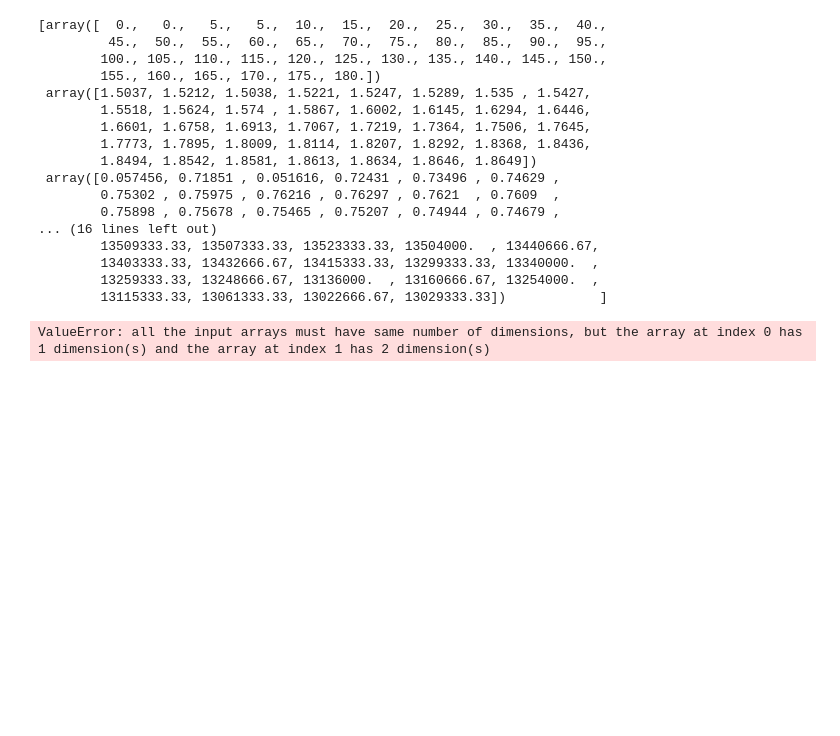
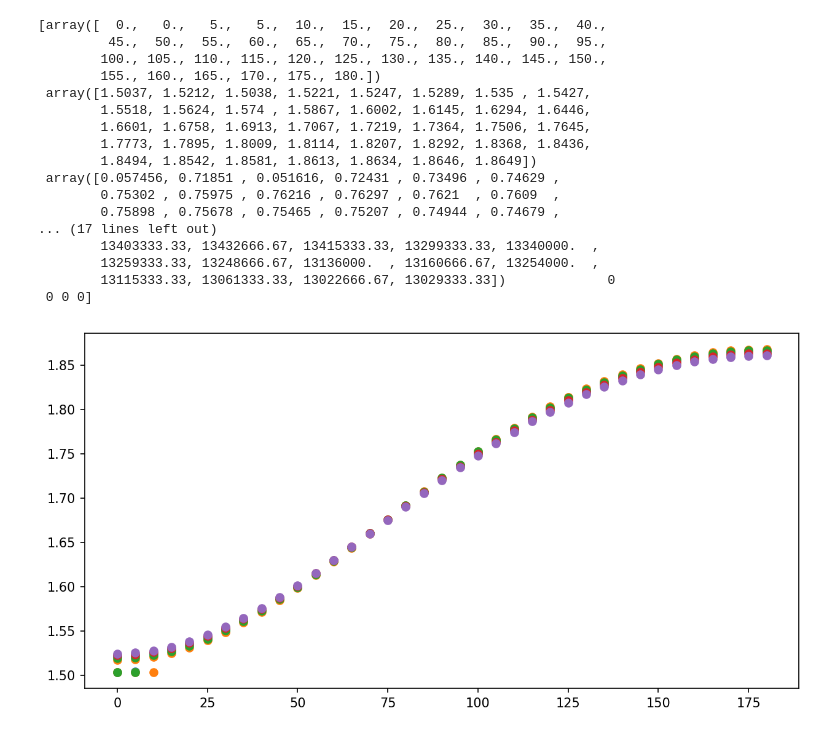
Before and after one commit to peanutflavorbean/CAPP, a Jupyter notebook: tolerance.ipynb, the cells around one changed output. Cells and saved outputs as stored; diff of their text form; code cells hidden in the pictures; blank space fills up the shorter version.

Commit message:
coded until plotting

```diff
--- a/tolerance.ipynb
+++ b/tolerance.ipynb
@@ -3,15 +3,16 @@ import csv
 import numpy as np
 from scipy.optimize import curve_fit
 import matplotlib.pyplot as plt
-file = open('./Rrod_tolerance_4rod.csv','r')
+file = open('./Tilt_tolerance.csv','r')
 rdr = csv.reader(file)
-var = [19,18,20] #Put the proper set value in front. This may be Rrod, Hrod, Tilt angle etc. Write all the cases.
-dt = np.zeros((len(var),5), dtype=object) # Angle / Freq / C / Gtot / Grod
+prompt = float(0)
+var = [0,-0.004,-0.002,0.002,0.004] #Put the proper set value in front. This may be Rrod, Hrod, Tilt angle etc. Write all the cases.
+dt = np.zeros((len(var),9), dtype=object) # Angle / Freq / C / Gtot / Grod
 data = dict(zip(var,dt))
 
 for line in rdr:
    for v in var:
-      if(float(line[1]) == float(v)):
+      if(float(line[1]) == float(v) and float(line[4])>0.05):
          #print(float(line[0]))
          data[v][0] = np.append(data[v][0],float(line[0]))
          data[v][1] = np.append(data[v][1],float(line[2]))
@@ -21,7 +22,7 @@ for line in rdr:
 for v in var:
     for i in range (5):
       data[v][i] = data[v][i][1:]
-print(data[19])
+print(data[0])
 # %% [output]
 [array([  0.,   0.,   5.,   5.,  10.,  15.,  20.,  25.,  30.,  35.,  40.,
          45.,  50.,  55.,  60.,  65.,  70.,  75.,  80.,  85.,  90.,  95.,
@@ -35,22 +36,38 @@ print(data[19])
  array([0.057456, 0.71851 , 0.051616, 0.72431 , 0.73496 , 0.74629 ,
         0.75302 , 0.75975 , 0.76216 , 0.76297 , 0.7621  , 0.7609  ,
         0.75898 , 0.75678 , 0.75465 , 0.75207 , 0.74944 , 0.74679 ,
-... (16 lines left out)
-        13509333.33, 13507333.33, 13523333.33, 13504000.  , 13440666.67,
+... (17 lines left out)
         13403333.33, 13432666.67, 13415333.33, 13299333.33, 13340000.  ,
         13259333.33, 13248666.67, 13136000.  , 13160666.67, 13254000.  ,
-        13115333.33, 13061333.33, 13022666.67, 13029333.33])            ]
+        13115333.33, 13061333.33, 13022666.67, 13029333.33])             0
+ 0 0 0]
 # %%
 def cube(x,a,b,c,d):
    return a*np.power(x,3)+b*np.power(x,2)+c*np.power(x,1)+d
-def func_2(x,a,b,c):
+def quad(x,a,b,c):
    return a*np.power(x,2)+b*np.power(x,1)+c
 
-if (type(data[19][-1])!=float):
+if (type(data[v][-2])==int):
    for v in var:
       x = data[v][1] #frequency
-      y = data[v][2] #C
-      popt, pcov = curve_fit(cube,x,y)
-      data[v] =  np.concatenate((data[v], popt), axis=0)
+      y1 = data[v][2] #C
+      y2 = data[v][3] #Qtot
+      y3 = data[v][4] #Qrod
+      popt_C, pcov_C = curve_fit(cube,x,y1)
+      popt_Qtot, pcov_Qtot = curve_fit(quad,x,y2)
+      popt_Qrod, pcov_Qrod = curve_fit(quad,x,y3)
+      data[v][-3] = np.append(data[v][-3],popt_C)
+      data[v][-3] = data[v][-3][1:]
+      data[v][-2] = np.append(data[v][-2],popt_Qtot)
+      data[v][-2] = data[v][-2][1:]
+      data[v][-1] = np.append(data[v][-1],popt_Qrod)
+      data[v][-1] = data[v][-1][1:]
+#print(data[0])
-# %% [output]
-ValueError: all the input arrays must have same number of dimensions, but the array at index 0 has 1 dimension(s) and the array at index 1 has 2 dimension(s)
+# %%
+fig,axs = plt.subplots(1,1,figsize=(10,5),dpi=150)
+for v in var:
+   angle = data[v][0]
+   freq = data[v][1]
+   axs.plot(angle,freq,'o')
+# %% [output]
+[figure, added]
```
Also changed, not shown: parts of 3 cells of this notebook, 1 other file.
